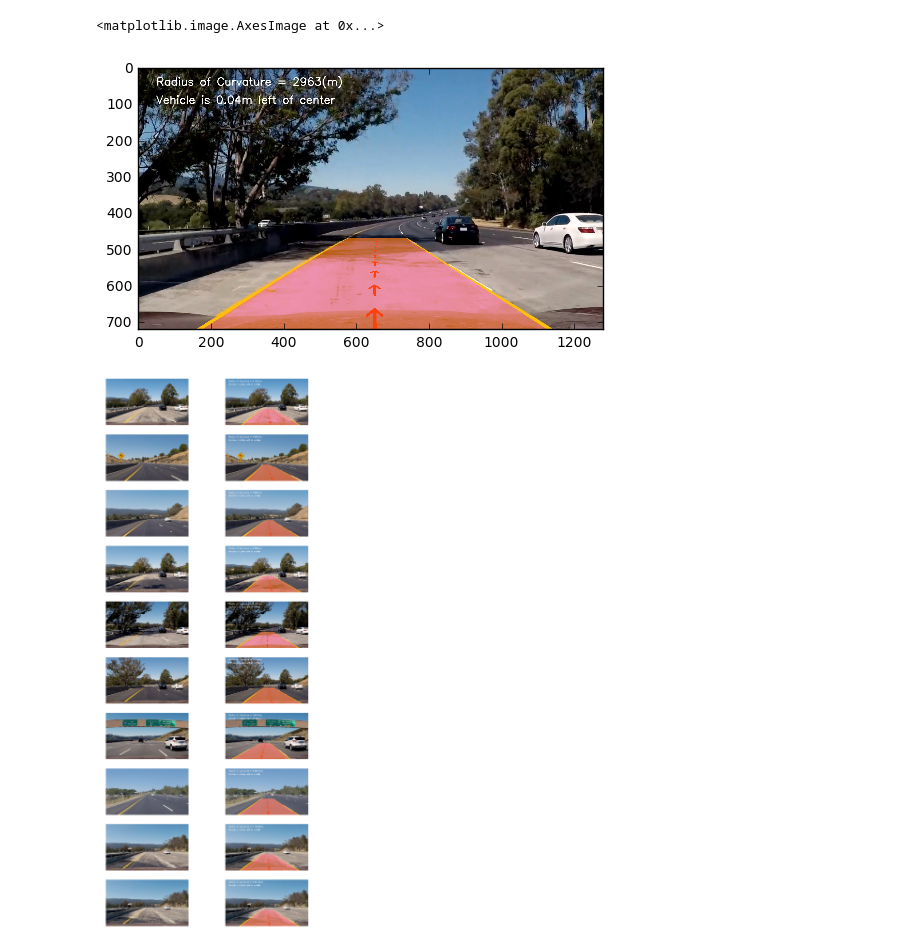
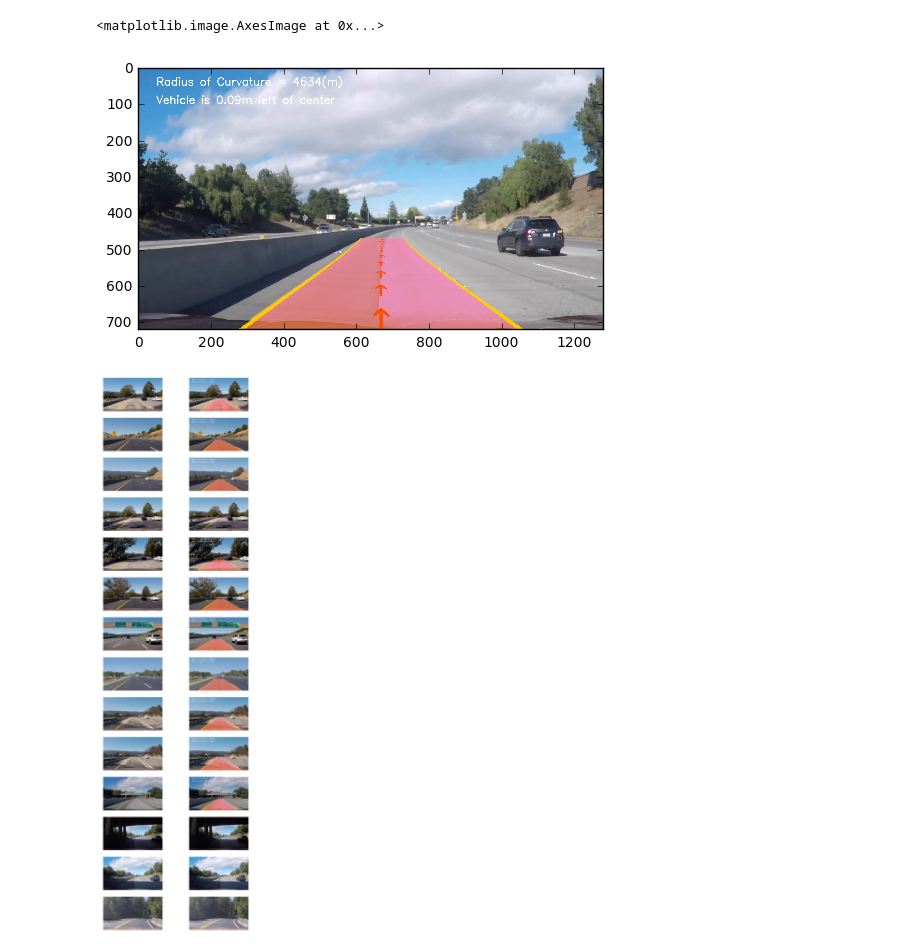
Before and after one commit to Aipakazuma/CarND-advancedLaneLines, a Jupyter notebook: Advanced Lane Lines.ipynb, the cells around one changed output. Drawn from its saved outputs; the diff is of its cells as text; code cells hidden in the pictures.

```diff
--- a/Advanced Lane Lines.ipynb
+++ b/Advanced Lane Lines.ipynb
@@ -472,12 +501,16 @@ class Line():
     def is_current_fit_parallel(self, other_line, threshold=(0, 0)):
         first_coefi_dif = np.abs(self.current_fit[0] - other_line.current_fit[0])
         second_coefi_dif = np.abs(self.current_fit[1] - other_line.current_fit[1])
+
         is_parallel = first_coefi_dif < threshold[0] and second_coefi_dif < threshold[1]
 
         return is_parallel
 
     def get_current_fit_distance(self, other_line):
         return np.abs(self.current_fit_poly(719) - other_line.current_fit_poly(719))
+
+    def get_best_fit_distance(self, other_line):
+        return np.abs(self.best_fit_poly(719) - other_line.best_fit_poly(719))
 # %%
 HIST_STEPS = 10
 OFFSET = 200
@@ -611,41 +750,36 @@ class LaneDetector():
 # %%
 cam_calibration = get_camera_calibration()
+img = imread('test_images/test15.jpg')
 ld = LaneDetector(SRC, DST, n_frames=FRAME_MEMORY, cam_calibration=cam_calibration)
-
-img = imread('test_images/test5.jpg')
-
-for i in range(1):
-    img = ld.process_frame(img)
-
-
+img = ld.process_frame(img)
 plt.imshow(img, cmap='gray')
 # %% [output]
 <matplotlib.image.AxesImage at 0x...>
-[figure, old version]
+[figure, new version]
-# %%
-images = []
-for i in range(1, 11):
-    images.append(imread('test_images/test%s.jpg' % i))
 # %%
+images = []
+for i in range(1, 15):
+    images.append(imread('test_images/test%s.jpg' % i))
+
 cam_calibration = get_camera_calibration()
-rows=10
+rows=len(images)
 cols=2
 fig, axis = plt.subplots(rows, cols, figsize=(12, 3*rows))
 for row in range(rows):
     img = images[row]
 
     axis[row, 0].imshow(img, cmap='gray')
     axis[row, 0].axis('off')
 
     ld = LaneDetector(SRC, DST, n_frames=FRAME_MEMORY, cam_calibration=cam_calibration)
     try:
         img = ld.process_frame(img)
     except:
         img= img
     axis[row, 1].imshow(img, cmap='gray')
     axis[row, 1].axis('off')
 # %% [output]
-[figure, old version]
+[figure, new version]
 # %%
 cam_calibration = get_camera_calibration()
 ld = LaneDetector(SRC, DST, n_frames=FRAME_MEMORY, cam_calibration=cam_calibration)
```
Also changed, not shown: parts of 7 cells of this notebook, 20 other files.
